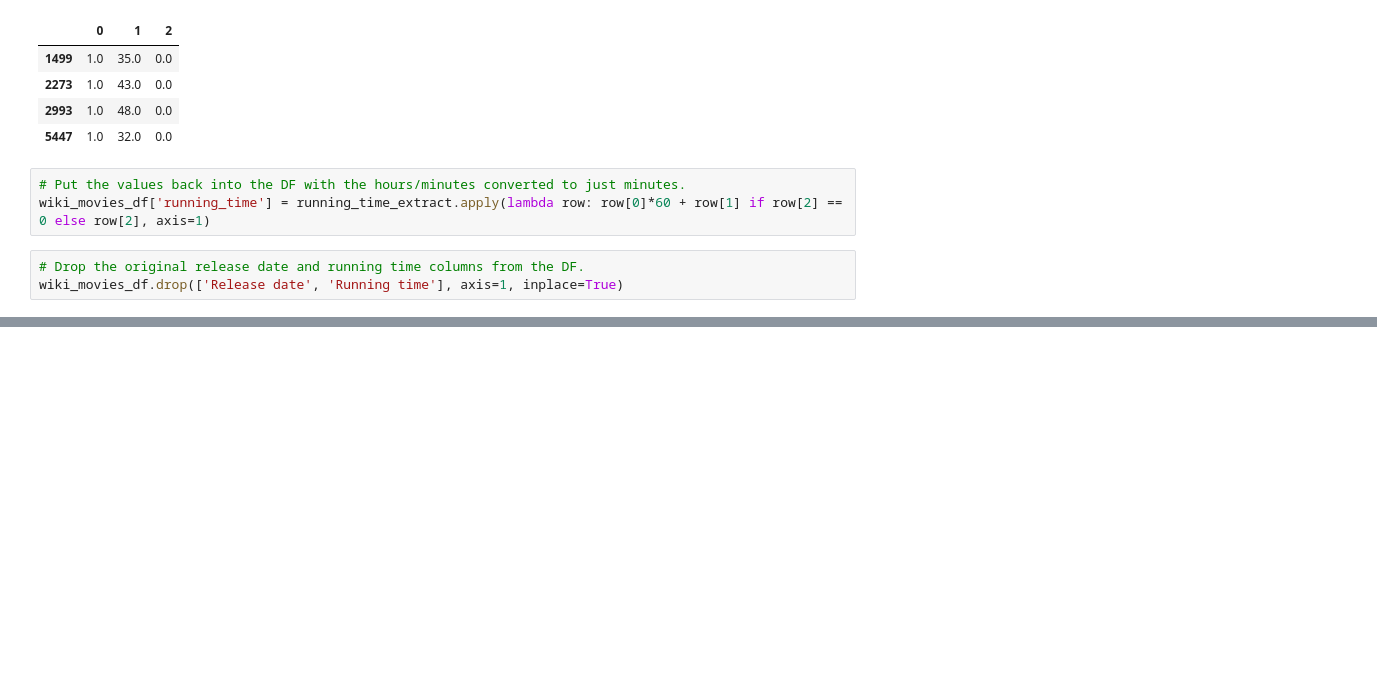
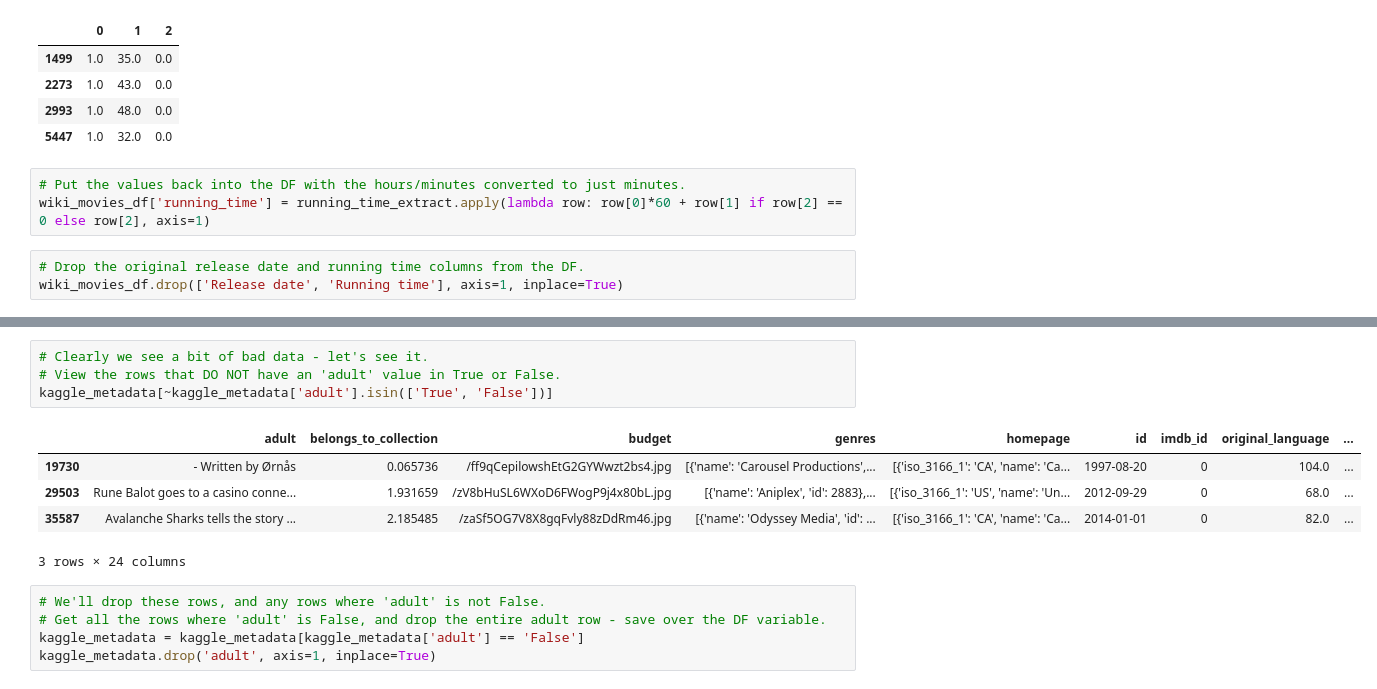
Before and after one commit to SDCoulter/Movies-ETL, a Jupyter notebook: data_analysis.ipynb, the cells around one changed output, grey strips where cells are left out. Saved outputs shown, nothing was run; the diff lists cells and outputs as text; blank space fills up the shorter version.

```diff
--- a/data_analysis.ipynb
+++ b/data_analysis.ipynb
@@ -662,0 +694,15 @@ wiki_movies_df.drop(['Release date', 'Running time'], axis=1, inplace=True)
+# %%
+# Clearly we see a bit of bad data - let's see it.
+# View the rows that DO NOT have an 'adult' value in True or False.
+kaggle_metadata[~kaggle_metadata['adult'].isin(['True', 'False'])]
+# %% [output]
+|  | adult | belongs_to_collection | budget | genres | homepage | id | imdb_id | original_language | ... |
+| 19730 | - Written by Ørnås | 0.065736 | /ff9qCepilowshEtG2GYWwzt2bs4.jpg | [{'name': 'Carousel Productions',... | [{'iso_3166_1': 'CA', 'name': 'Ca... | 1997-08-20 | 0 | 104.0 | ... |
+| 29503 | Rune Balot goes to a casino conne... | 1.931659 | /zV8bHuSL6WXoD6FWogP9j4x80bL.jpg | [{'name': 'Aniplex', 'id': 2883},... | [{'iso_3166_1': 'US', 'name': 'Un... | 2012-09-29 | 0 | 68.0 | ... |
+| 35587 | Avalanche Sharks tells the story ... | 2.185485 | /zaSf5OG7V8X8gqFvly88zDdRm46.jpg | [{'name': 'Odyssey Media', 'id': ... | [{'iso_3166_1': 'CA', 'name': 'Ca... | 2014-01-01 | 0 | 82.0 | ... |
+3 rows × 24 columns
+# %%
+# We'll drop these rows, and any rows where 'adult' is not False.
+# Get all the rows where 'adult' is False, and drop the entire adult row - save over the DF variable.
+kaggle_metadata = kaggle_metadata[kaggle_metadata['adult'] == 'False']
+kaggle_metadata.drop('adult', axis=1, inplace=True)
```
Also changed, not shown: parts of 10 cells of this notebook.
